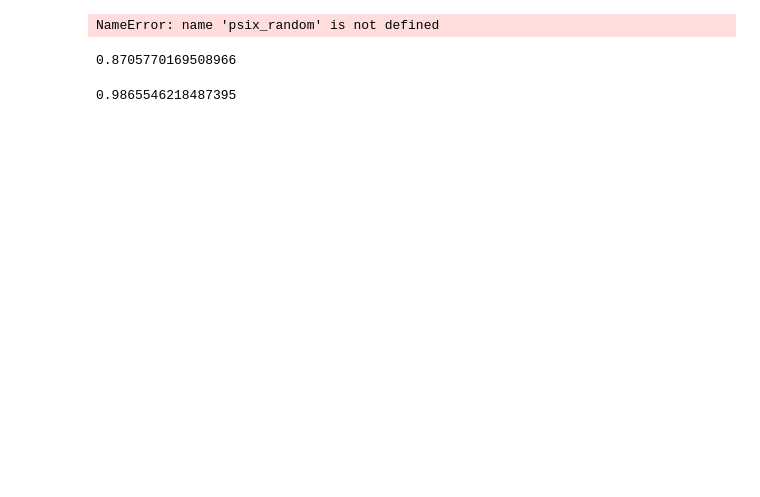
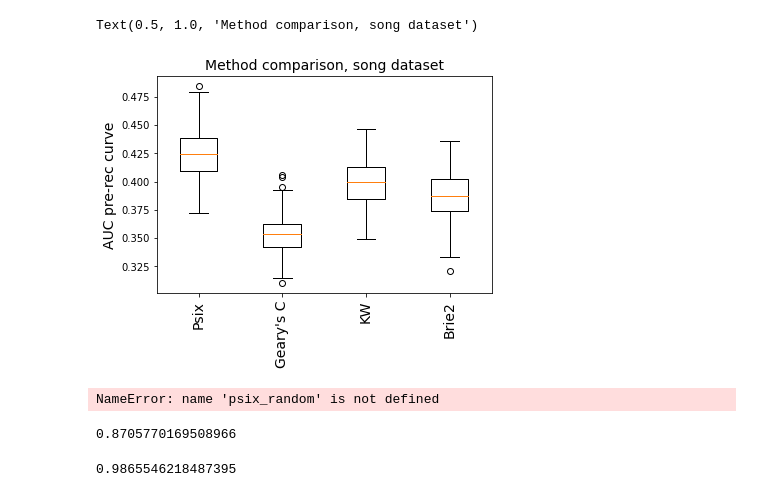
Before and after one commit to lareaulab/analysis_psix, a Jupyter notebook: sc_bulk_comparison.ipynb, the cells around one changed output. Drawn from its saved outputs; the diff is of its cells as text; code cells hidden in the pictures; blank space fills up the shorter version.

```diff
--- a/sc_bulk_comparison.ipynb
+++ b/sc_bulk_comparison.ipynb
@@ -93,0 +200,10 @@ brie2_random = pd.read_csv('~/brie_runs/brie2_random.tab', sep='\t', index_col=0
+# %%
+one_v_one = 'ipsc_neurogenesis/brie2/'
+
+song_0v1 = pd.read_csv(one_v_one + 'iPSC_v_NPC/brie_quant_cell.brie_ident.tsv.gz', sep='\t', index_col=0)
+song_0v2 = pd.read_csv(one_v_one + 'iPSC_v_MN/brie_quant_cell.brie_ident.tsv.gz', sep='\t', index_col=0)
+
+song_one_v_one = pd.DataFrame()
+song_one_v_one['0v1'] = song_0v1.neuro_ELBO_gain
+song_one_v_one['0v2'] = song_0v2.neuro_ELBO_gain
+song_ovo = song_one_v_one.max(axis=1)
@@ -94 +348,66 @@ brie2_random = pd.read_csv('~/brie_runs/brie2_random.tab', sep='\t', index_col=0
+# %%
+from sklearn.metrics import auc
+from sklearn.metrics import precision_recall_curve
+
+# song_psix = pd.read_csv('~/sc_splicing_regulation/psix_runs/song.scores.txt', sep='\t', index_col=0)
+# song_psix['psix_score'] = song_psix.L_score
+
+song_bulk_pos = song_bulk_fdr.index[(song_bulk_ds.max(axis=1) >= 0.2) & (song_bulk_fdr.min(axis=1) <= 0.01)]
+song_bulk_neg = song_bulk_fdr.index[(song_bulk_ds.max(axis=1) < 0.2) | (song_bulk_fdr.min(axis=1) > 0.01)]
+
+exons = song_psix.index & song_gearyc.index & song_kw.index & song_ovo.index
+exons_pos = song_bulk_pos & exons
+exons_neg = song_bulk_neg & exons
+
+
+kw_auc = []
+psix_auc = []
+gearyc_auc = []
+brie_auc = []
+
+for sample in tqdm(range(200)):
+    pos_choice = np.random.choice(exons_pos, np.int(0.5*len(exons_pos)), replace=False)
+    neg_choice = np.random.choice(exons_neg, np.int(0.5*len(exons_neg)), replace=False)
+
+    y = [1]*len(pos_choice) + [0]*len(neg_choice)
+    c_y = list(song_gearyc.loc[pos_choice].C_score) + list(song_gearyc.loc[neg_choice].C_score)
+    pre, rec, thres = precision_recall_curve(y, c_y)
+    gearyc_auc.append(auc(rec, pre))
+
+    y = [1]*len(pos_choice) + [0]*len(neg_choice)
+    psix_y = list(song_psix.loc[pos_choice].psix_score) + list(song_psix.loc[neg_choice].psix_score)
+#     psix_y = list((song_psix.loc[pos_choice].qvals <= 0.05).astype(int)) + list((song_psix.loc[neg_choice].qvals <= 0.05).astype(int))
+    pre, rec, thres = precision_recall_curve(y, psix_y)
+    psix_auc.append(auc(rec, pre))
+
+
+#     kw_y = list((song_kw.loc[pos_choice].qvals <= 0.05).astype(int)) + list((song_kw.loc[neg_choice].qvals <= 0.05).astype(int))
+#     kw_auc.append(precision_recall_curve(y, kw_y))
+    kw_y = list(song_kw.loc[pos_choice].KW_score) + list(song_kw.loc[neg_choice].KW_score)
+    pre, rec, thres = precision_recall_curve(y, kw_y)
+    kw_auc.append(auc(rec, pre))
+
+
+#     r_y = list((song_ovo.loc[[x for x in pos_choice if x in song_ovo.index]]<=0.05).astype(int)) + list((song_ovo.loc[[x for x in neg_choice if x in song_ovo.index]]<=0.05).astype(int))
+    r_y = list(song_ovo.loc[pos_choice]) + list(song_ovo.loc[neg_choice])
+    pre, rec, thres = precision_recall_curve([1]*len([x for x in pos_choice if x in song_ovo.index]) + [0]*len([x for x in neg_choice if x in song_ovo.index]), r_y)
+    brie_auc.append(auc(rec, pre))
+    #####
+
+
+song_boxplots = [ psix_auc, gearyc_auc, kw_auc, brie_auc]
+
+
+bp = plt.boxplot(song_boxplots)
+
+
+plt.xticks(np.arange(1, 5),
+           ['Psix', "Geary's C", 'KW', 'Brie2'], fontsize=14, rotation=90)
+
+plt.ylabel('AUC pre-rec curve', fontsize=14)
+# plt.xlabel('Method', fontsize=14)
+plt.title('Method comparison, song dataset', fontsize=14)
+# %% [output]
+Text(0.5, 1.0, 'Method comparison, song dataset')
+[figure, added]
 # %%
```
Also changed, not shown: parts of 21 cells of this notebook, 44 other files.
